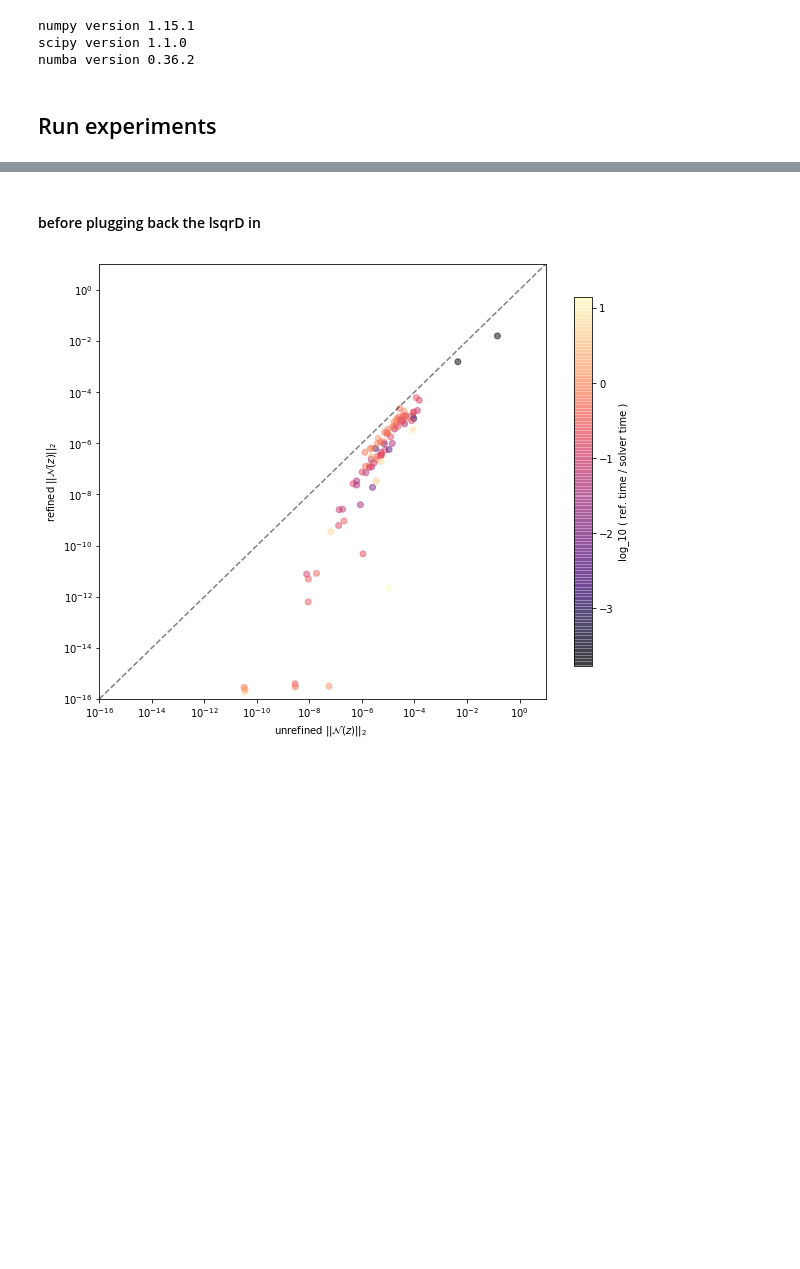
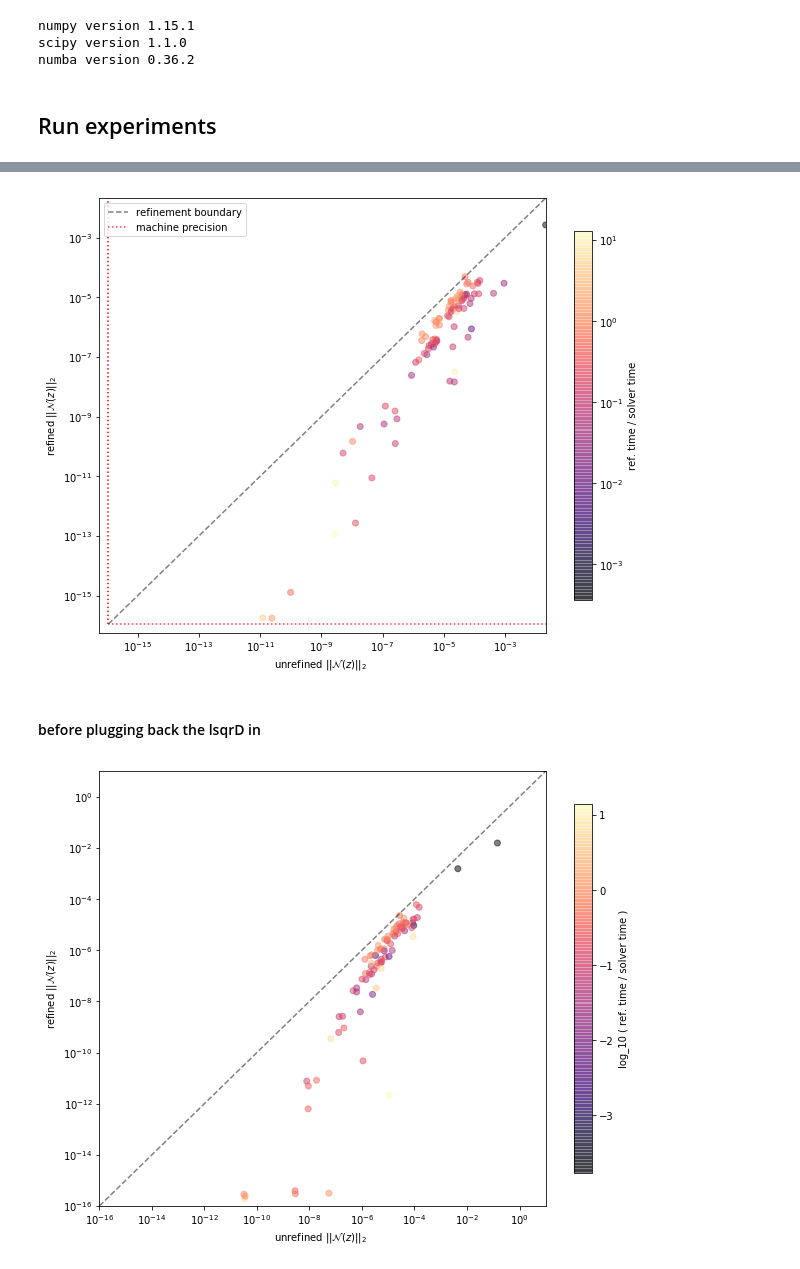
Before and after one commit to cvxgrp/cone_prog_refine, a Jupyter notebook: examples/experiments.ipynb, the cells around one changed output, grey strips where cells are left out. Saved outputs shown, nothing was run; the diff lists cells and outputs as text; code cells hidden in the pictures; blank space fills up the shorter version.

```diff
--- a/examples/experiments.ipynb
+++ b/examples/experiments.ipynb
@@ -153,47 +142,39 @@ solver info: {'exitFlag': 0, 'pcost': 0.0075946878080057805, 'dcost': 0.00759468
 # %%
+
 unrefined_Nzs = np.array([el['unrefined_resnorm'] for el in experiment_results])
 refined_Nzs  = np.array([el['refined_resnorm'] for el in experiment_results])
 timeratio = np.log10(np.array([(el['refine_time']) / (el['solver_time']) for el in experiment_results]))
 
-EPS = 1E-16  ##machine precision
+EPS = 2**(-53)  ##machine precision
 maxval = max(unrefined_Nzs)
 #plt.figure(figsize=(12,6))
 fig, left = plt.subplots(1,1,figsize=(10,8))
 left.set_xscale('log')
 left.set_yscale('log')
 col = left.scatter(unrefined_Nzs, refined_Nzs,
                   c = timeratio,
                   alpha=.5,
                   cmap='magma'
                  )
-cbar = fig.colorbar(col, shrink=.85)#,
-                   # ticks=[-3, -2, -1 , 0])
-#cbar.ax.set_yticklabels(['$10^{-3}$', '$10^{-2}$', '$10^{-1}$' , '$10^0$'])
+cbar = fig.colorbar(col, shrink=.85,
+                   ticks=[-3, -2, -1 , 0,1])
+cbar.ax.set_yticklabels(['$10^{-3}$', '$10^{-2}$', '$10^{-1}$' , '$10^0$', '$10^1$'])
 
-
-cbar.ax.set_ylabel('log_10 ( ref. time / solver time )')
+cbar.ax.set_ylabel('ref. time / solver time')
 
 left.set_xlabel('unrefined $\||\mathcal{N}(z) \||_2$  ')
 left.set_ylabel('refined $\||\mathcal{N}(z) \||_2$')
 #plt.title('Suboptimality Comparison')
-left.plot([EPS,10],[EPS,10], 'k--' , alpha= .5)#,label='refinement boundary')
-#plt.plot([EPS,maxval],[EPS, EPS], 'r:', alpha= .75, label='machine precision')
-#plt.plot([EPS,EPS],[EPS, maxval], 'r:')
-#left.legend(loc='upper left')
-left.set_xlim([EPS, 10.])
-left.set_ylim([EPS, 10.])
-
-# right.set_xscale('log')
-# right.set_yscale('log')
-# right.scatter( [ el['solver_time']  for el in experiment_results],
-# [el['refine_time'] for el in experiment_results])
-# right.set_xlim([0.001,10])
-# right.set_ylim([0.001,10])
-# right.plot([0.001,10],[0.001,10], 'k--' , alpha= .5,label='refinement boundary')
-# right.set_xlabel('solver time (s)')
-# right.set_ylabel('refinement time (s)')
+left.plot([EPS,10],[EPS,10], 'k--' , alpha= .5,label='refinement boundary')
+plt.plot([EPS,maxval],[EPS, EPS], 'r:', alpha= .75, label='machine precision')
+plt.plot([EPS,EPS],[EPS, maxval], 'r:')
+left.legend(loc='upper left')
+left.set_xlim([EPS/2, maxval])
+left.set_ylim([EPS/2, maxval])
 
 plt.savefig('comparison.png')
+# %% [output]
+[figure, added]
 # %% [markdown]
 #### before plugging back the lsqrD in
 # %%
```
Also changed, not shown: parts of 18 cells of this notebook.
